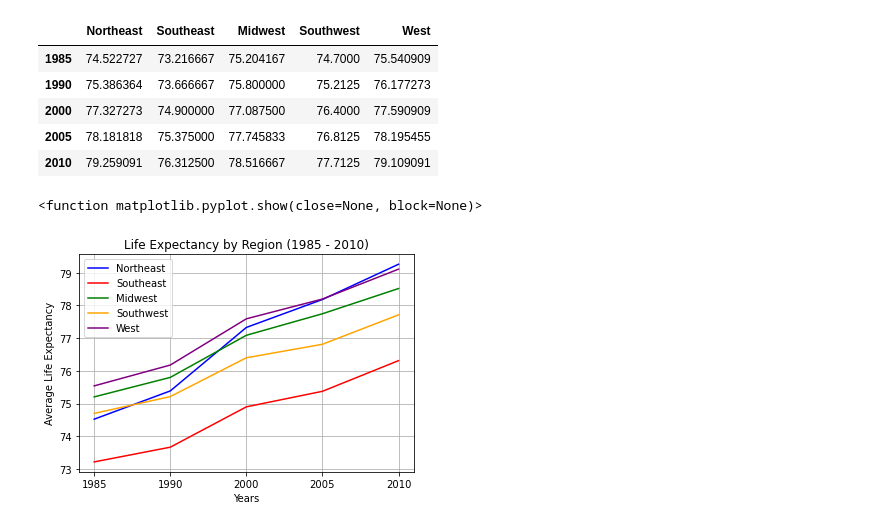
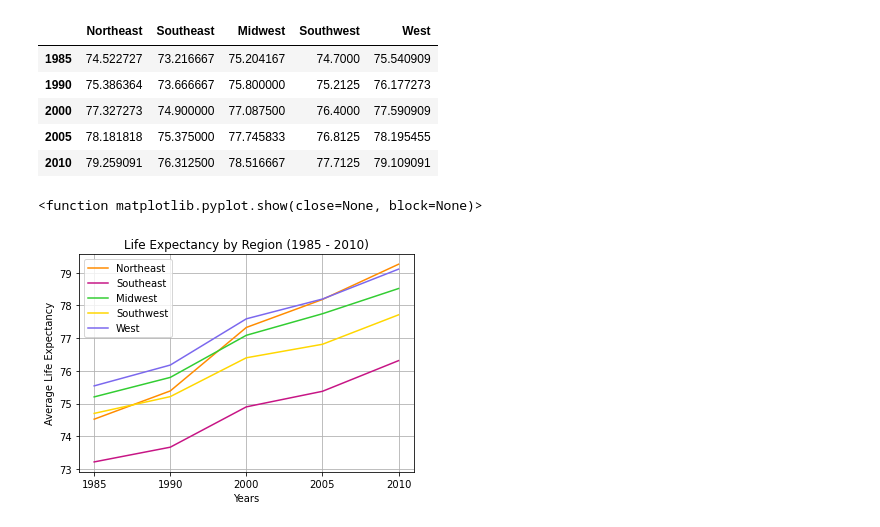
Before and after one commit to Mvillarreal88/State-of-Survival, a Jupyter notebook: Sandbox/Taylor/Life Expectancy by Region.ipynb, the cells around one changed output. Drawn from its saved outputs; the diff is of its cells as text; code cells hidden in the pictures.

```diff
--- a/Sandbox/Taylor/Life Expectancy by Region.ipynb
+++ b/Sandbox/Taylor/Life Expectancy by Region.ipynb
@@ -52,22 +56,24 @@ life_by_region
 | 2005 | 78.181818 | 75.375000 | 77.745833 | 76.8125 | 78.195455 |
 | 2010 | 79.259091 | 76.312500 | 78.516667 | 77.7125 | 79.109091 |
 # %%
+#plot
 years = ['1985','1990', '2000', '2005', '2010']
 
-ne_life = plt.plot(years, life_by_region['Northeast'], color="blue", label='Northeast')
-se_life = plt.plot(years, life_by_region['Southeast'], color="red", label='Southeast')
-mw_life = plt.plot(years, life_by_region['Midwest'], color="green", label='Midwest')
-sw_life = plt.plot(years, life_by_region['Southwest'], color="orange", label='Southwest')
-we_life = plt.plot(years, life_by_region['West'], color="purple", label='West')
+ne_life = plt.plot(years, life_by_region['Northeast'], color="darkorange", label='Northeast')
+se_life = plt.plot(years, life_by_region['Southeast'], color="mediumvioletred", label='Southeast')
+mw_life = plt.plot(years, life_by_region['Midwest'], color="limegreen", label='Midwest')
+sw_life = plt.plot(years, life_by_region['Southwest'], color="gold", label='Southwest')
+we_life = plt.plot(years, life_by_region['West'], color="mediumslateblue", label='West')
 
-
+plt.figsize=(9,6)
 plt.legend(loc="best")
 plt.title('Life Expectancy by Region (1985 - 2010)')
 plt.xlabel('Years')
 plt.ylabel('Average Life Expectancy')
 plt.grid()
 
+plt.savefig('Outputs/Life Expectancy by Region', pad_inches=0.1, facecolor='w')
 plt.show
 # %% [output]
 <function matplotlib.pyplot.show(close=None, block=None)>
-[figure, old version]
+[figure, new version]
```
Also changed, not shown: parts of 4 cells of this notebook, 4 other files.
